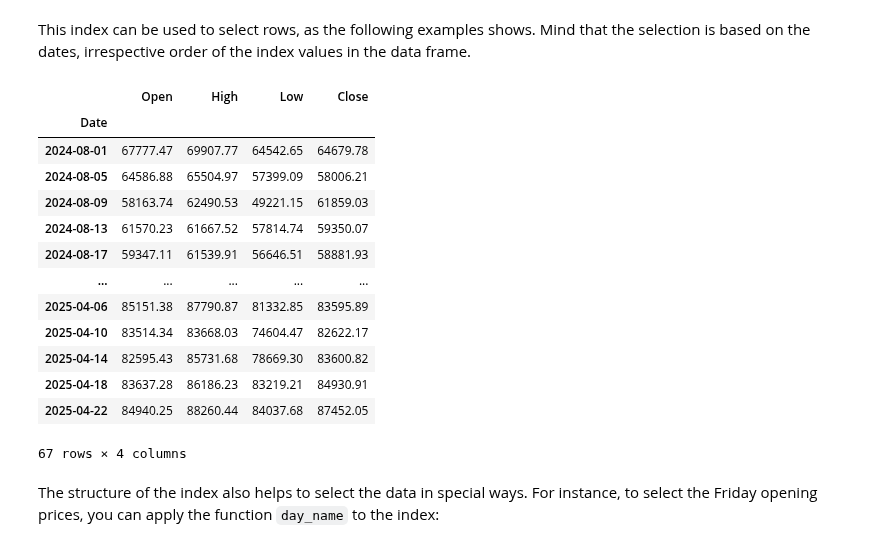
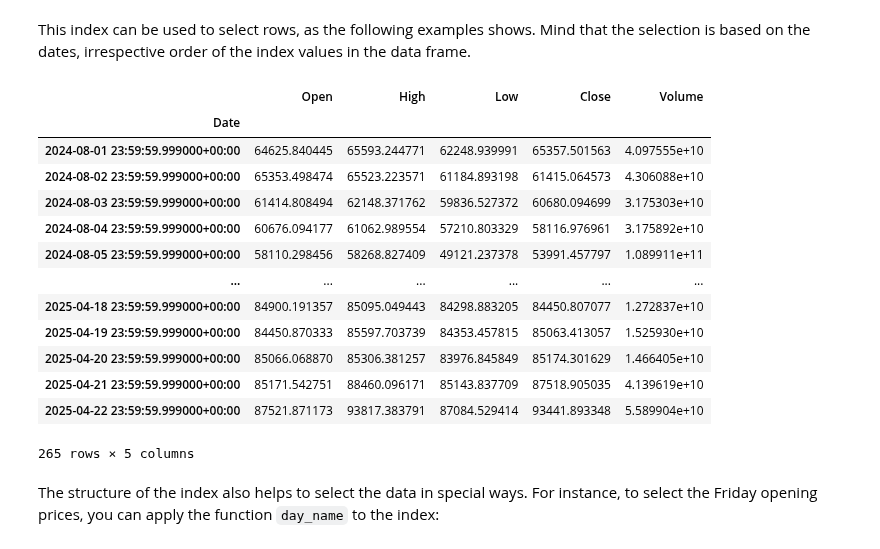
Before and after one commit to ciri/iese-dsfb, a Jupyter notebook: notebooks/300-Timeseries-Modeling-in-Pandas.ipynb, the cells around one changed output. Drawn from its saved outputs; the diff is of its cells as text; code cells hidden in the pictures.

```diff
--- a/notebooks/300-Timeseries-Modeling-in-Pandas.ipynb
+++ b/notebooks/300-Timeseries-Modeling-in-Pandas.ipynb
@@ -35,0 +13,7 @@ df.columns = ['Date','Open','High','Low','Close']
+# %%
+import pandas as pd
+
+df = pd.read_csv('../resources/ts/BTC.csv', delimiter=';')
+df = df[['timestamp', 'open', 'high', 'low', 'close', 'volume']]
+df.columns = ['Date','Open','High','Low','Close','Volume']
+df.head()
@@ -38,11 +29,11 @@ Now we need to tell pandas that the first column is not an integer, but in fact
 # %%
-# the dates are in a weird format called unix time, the correct
-# conversion for this is, you should ask an LLM to do this for
-# you when you're not sure what format it is.
-df['Date'] = pd.to_datetime(df.Date, unit='ms')
+# the dates are in a weird format called ISO 8601, the correct
+# conversion for this is shown below, you should ask an LLM to do
+# this for you when you're not sure what format it is.
+df['Date'] = pd.to_datetime(df.Date,utc=True)
 # %%
 # since Date is the key identifier, it's appropriate to remove it
-# from the columns and set it as index instead
-df = df.set_index('Date')
+# from the columns and set it as index instead, we also sort by date
+df = df.set_index('Date').sort_index()
 df.head()
 # %% [output]
@@ -100,22 +92,22 @@ Pandas inherits data type `datetime64` from Numpy. The expression `'ns'` within
 # %% [markdown]
 This index can be used to select rows, as the following examples shows. Mind that the selection is based on the dates, irrespective order of the index values in the data frame.
 # %%
-df['2024-08-01':]
+df.loc['2024-08-01':]
 # %% [output]
-|  | Open | High | Low | Close |
-| Date |  |  |  |  |
-| 2024-08-01 | 67777.47 | 69907.77 | 64542.65 | 64679.78 |
-| 2024-08-05 | 64586.88 | 65504.97 | 57399.09 | 58006.21 |
-| 2024-08-09 | 58163.74 | 62490.53 | 49221.15 | 61859.03 |
-| 2024-08-13 | 61570.23 | 61667.52 | 57814.74 | 59350.07 |
-| 2024-08-17 | 59347.11 | 61539.91 | 56646.51 | 58881.93 |
-| ... | ... | ... | ... | ... |
-| 2025-04-06 | 85151.38 | 87790.87 | 81332.85 | 83595.89 |
-| 2025-04-10 | 83514.34 | 83668.03 | 74604.47 | 82622.17 |
-| 2025-04-14 | 82595.43 | 85731.68 | 78669.30 | 83600.82 |
-| 2025-04-18 | 83637.28 | 86186.23 | 83219.21 | 84930.91 |
-| 2025-04-22 | 84940.25 | 88260.44 | 84037.68 | 87452.05 |
+|  | Open | High | Low | Close | Volume |
+| Date |  |  |  |  |  |
+| 2024-08-01 23:59:59.999000+00:00 | 64625.840445 | 65593.244771 | 62248.939991 | 65357.501563 | 4.097555e+10 |
+| 2024-08-02 23:59:59.999000+00:00 | 65353.498474 | 65523.223571 | 61184.893198 | 61415.064573 | 4.306088e+10 |
+| 2024-08-03 23:59:59.999000+00:00 | 61414.808494 | 62148.371762 | 59836.527372 | 60680.094699 | 3.175303e+10 |
+| 2024-08-04 23:59:59.999000+00:00 | 60676.094177 | 61062.989554 | 57210.803329 | 58116.976961 | 3.175892e+10 |
+| 2024-08-05 23:59:59.999000+00:00 | 58110.298456 | 58268.827409 | 49121.237378 | 53991.457797 | 1.089911e+11 |
+| ... | ... | ... | ... | ... | ... |
+| 2025-04-18 23:59:59.999000+00:00 | 84900.191357 | 85095.049443 | 84298.883205 | 84450.807077 | 1.272837e+10 |
+| 2025-04-19 23:59:59.999000+00:00 | 84450.870333 | 85597.703739 | 84353.457815 | 85063.413057 | 1.525930e+10 |
+| 2025-04-20 23:59:59.999000+00:00 | 85066.068870 | 85306.381257 | 83976.845849 | 85174.301629 | 1.466405e+10 |
+| 2025-04-21 23:59:59.999000+00:00 | 85171.542751 | 88460.096171 | 85143.837709 | 87518.905035 | 4.139619e+10 |
+| 2025-04-22 23:59:59.999000+00:00 | 87521.871173 | 93817.383791 | 87084.529414 | 93441.893348 | 5.589904e+10 |
-67 rows × 4 columns
+265 rows × 5 columns
 # %% [markdown]
 The structure of the index also helps to select the data in special ways. For instance, to select the Friday opening prices, you can apply the function `day_name` to the index:
 # %%
```
Also changed, not shown: parts of 29 cells of this notebook, 3 other files.
